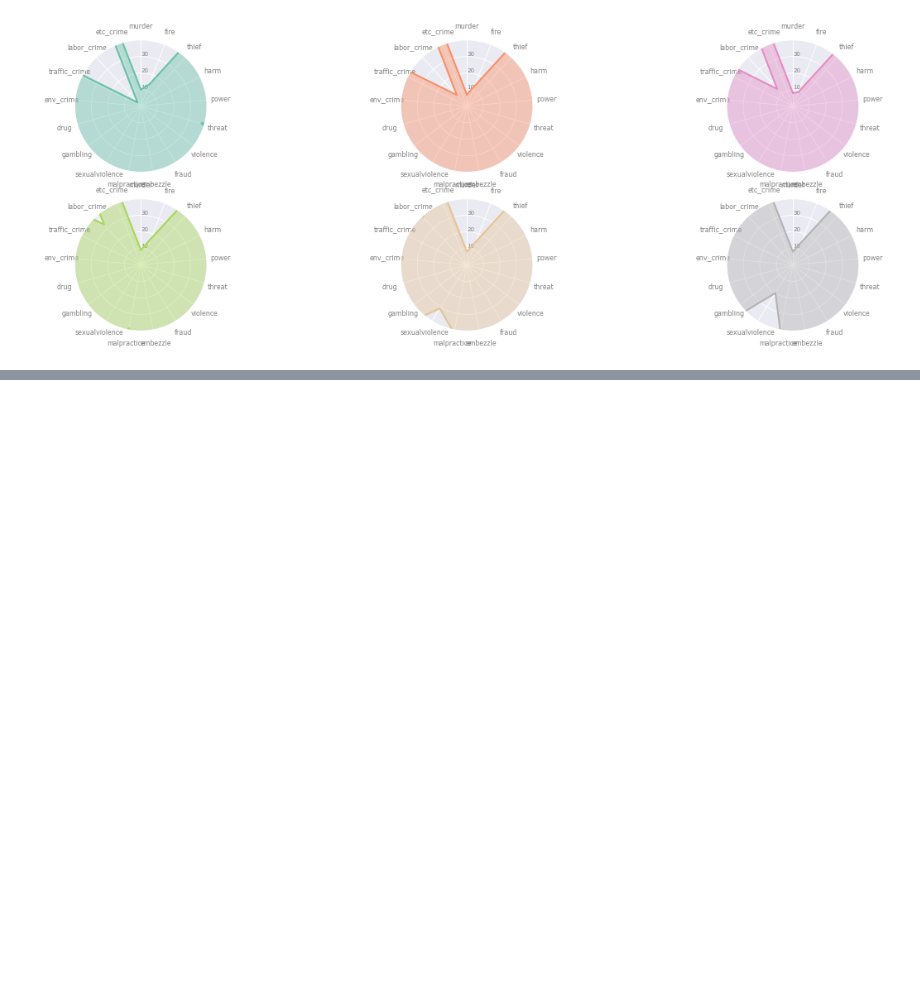
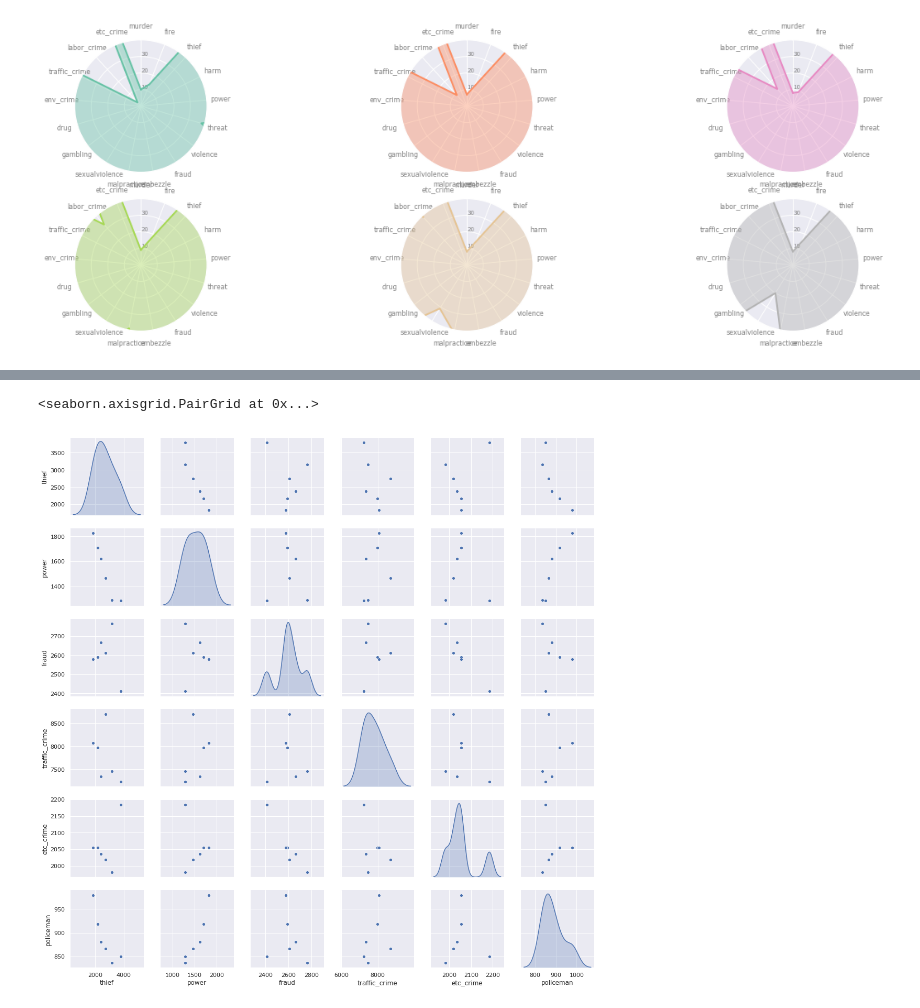
Before and after one commit to seokyeongheo/TIL, a Jupyter notebook: 14_visualization/practice_02_gimhae crime rate.ipynb, the cells around one changed output, grey strips where cells are left out. Cells and saved outputs as stored; diff of their text form; code cells hidden in the pictures; blank space fills up the shorter version.

```diff
--- a/14_visualization/practice_02_gimhae crime rate.ipynb
+++ b/14_visualization/practice_02_gimhae crime rate.ipynb
@@ -155,0 +160,3 @@ for row in range(0, len(gh_crime_raw.index)):
+# %%
+gh_police_raw = pd.read_csv(file_path+'05_gimhae_policeman.csv', encoding='utf-8')
+gh_police_raw.tail()
@@ -155,0 +170,2 @@ for row in range(0, len(gh_crime_raw.index)):
+# %%
+gh_crime_police = pd.concat([gh_crime_raw, gh_police_raw], axis=1)
@@ -155,0 +182,2 @@ for row in range(0, len(gh_crime_raw.index)):
+# %%
+gh_crime_police_sample = gh_crime_police[['thief', 'power', 'fraud', 'traffic_crime', 'etc_crime', 'policeman']]
@@ -155,0 +190,6 @@ for row in range(0, len(gh_crime_raw.index)):
+# %%
+# density
+sns.pairplot(gh_crime_police_sample, diag_kind="kde")
+# %% [output]
+<seaborn.axisgrid.PairGrid at 0x...>
+[figure, added]
```
Also changed, not shown: parts of 12 cells of this notebook.
